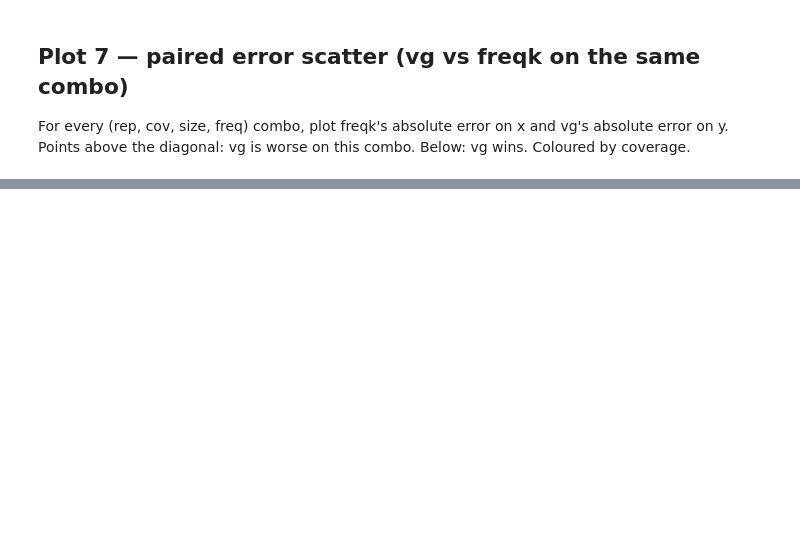
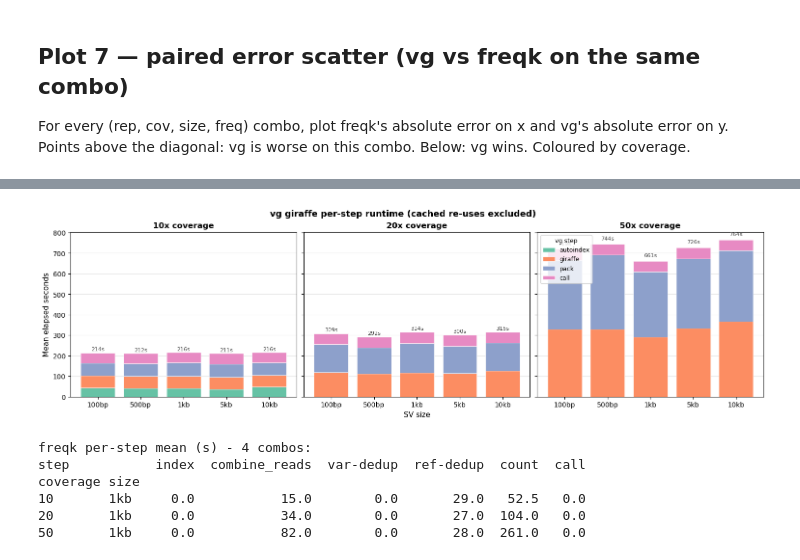
Before and after one commit to Tatianabellagio/visor_freqk, a Jupyter notebook: summaries/freqk_vs_vg_giraffe.ipynb, the cells around one changed output, grey strips where cells are left out. Saved outputs shown, nothing was run; the diff lists cells and outputs as text; code cells hidden in the pictures; blank space fills up the shorter version.

```diff
--- a/summaries/freqk_vs_vg_giraffe.ipynb
+++ b/summaries/freqk_vs_vg_giraffe.ipynb
@@ -497,0 +643,72 @@ tie       :     1
+# %%
+VG_STEPS    = ['autoindex', 'giraffe', 'pack', 'call']
+FREQK_STEPS = ['index', 'combine_reads', 'var-dedup', 'ref-dedup', 'count', 'call']
+
+vg_rt = rt[(rt['method'] == 'vg_giraffe') & (rt['cached'] != 1)].copy()
+
+mean_step = (vg_rt.groupby(['coverage', 'size', 'step'])['elapsed_s']
+                  .mean().unstack('step')
+                  .reindex(columns=VG_STEPS, fill_value=0))
+
+fig, axes = plt.subplots(1, len(COV_ORDER), figsize=(15, 4.4),
+                         sharey=True, constrained_layout=True)
+if len(COV_ORDER) == 1:
+    axes = [axes]
+
+step_palette = sns.color_palette('Set2', len(VG_STEPS))
+step_colors  = dict(zip(VG_STEPS, step_palette))
+
+x = np.arange(len(SIZE_ORDER))
+for ax, cov in zip(axes, COV_ORDER):
+    if cov in mean_step.index:
+        sub = mean_step.loc[cov].reindex(SIZE_ORDER, fill_value=0).fillna(0)
+    else:
+        sub = pd.DataFrame(0, index=SIZE_ORDER, columns=VG_STEPS)
+    bottom = np.zeros(len(SIZE_ORDER))
+    for step in VG_STEPS:
+        vals = sub[step].values.astype(float)
+        ax.bar(x, vals, bottom=bottom,
+               color=step_colors[step], edgecolor='white', linewidth=0.5,
+               label=step)
+        bottom += vals
+
+    top = float(np.nanmax(bottom)) if bottom.size else 0.0
+    for i, total_s in enumerate(bottom):
+        if not np.isfinite(total_s):
+            continue
+        ax.text(i, total_s + (top * 0.02 if top > 0 else 1),
+                f'{int(round(total_s))}s',
+                ha='center', va='bottom', fontsize=8, color='0.25')
+
+    ax.set_xticks(x); ax.set_xticklabels(SIZE_ORDER, fontsize=10)
+    ax.set_title(f'{cov}x coverage', fontsize=12, fontweight='bold')
+    ax.grid(axis='y', alpha=0.3, zorder=0); ax.set_axisbelow(True)
+
+axes[0].set_ylabel('Mean elapsed seconds', fontsize=11)
+axes[len(axes)//2].set_xlabel('SV size', fontsize=11)
+axes[-1].legend(title='vg step', loc='upper left',
+                fontsize=9, title_fontsize=9, frameon=True)
+fig.suptitle('vg giraffe per-step runtime (cached re-uses excluded)',
+             fontsize=13, fontweight='bold')
+
+plt.savefig(f'{PLOT_DIR}/freqk_vs_vg_runtime_vg_steps.png',
+            bbox_inches='tight', dpi=200)
+plt.show()
+
+freqk_rt = rt[(rt['method'] == 'freqk') & (rt['cached'] != 1)].copy()
+if len(freqk_rt):
+    print(f'\nfreqk per-step mean (s) - {freqk_rt[["rep","coverage","size","freq_label"]].drop_duplicates().shape[0]} combos:')
+    print(freqk_rt.groupby(['coverage', 'size', 'step'])['elapsed_s']
+                  .mean().unstack('step')
+                  .reindex(columns=FREQK_STEPS, fill_value=0)
+                  .round(1))
+else:
+    print('\nNo freqk runtime TSVs on disk yet (instrumentation post-dates older combos).')
+# %% [output]
+[figure, added]
+freqk per-step mean (s) - 4 combos:
+step           index  combine_reads  var-dedup  ref-dedup  count  call
+coverage size
+10       1kb     0.0           15.0        0.0       29.0   52.5   0.0
+20       1kb     0.0           34.0        0.0       27.0  104.0   0.0
+50       1kb     0.0           82.0        0.0       28.0  261.0   0.0
```
Also changed, not shown: parts of 10 cells of this notebook, 1 other file.
